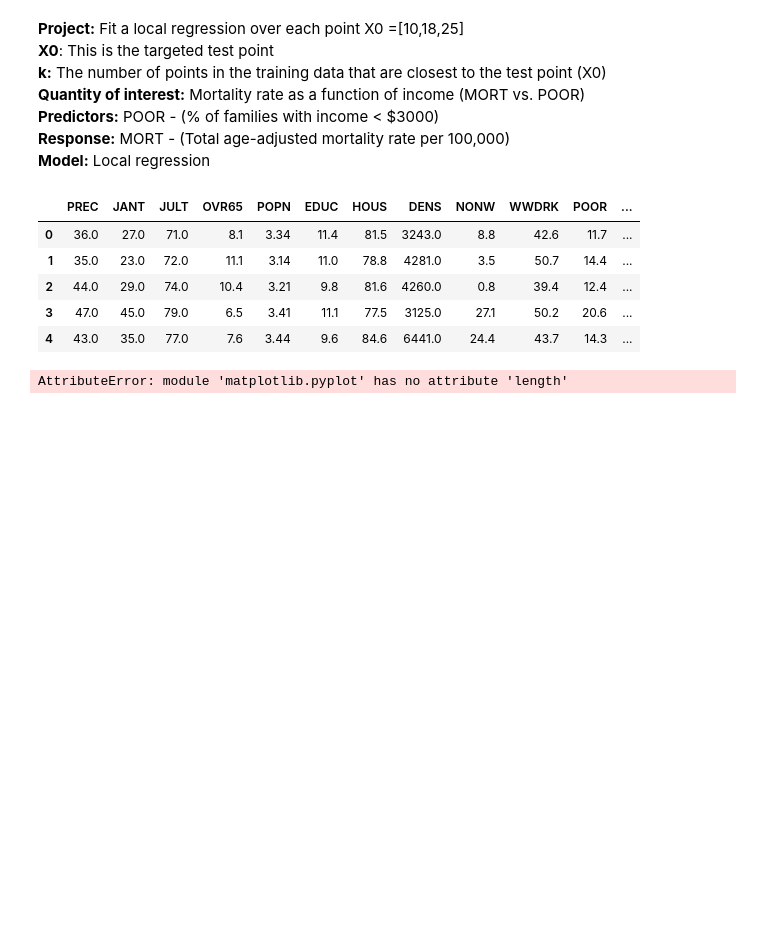
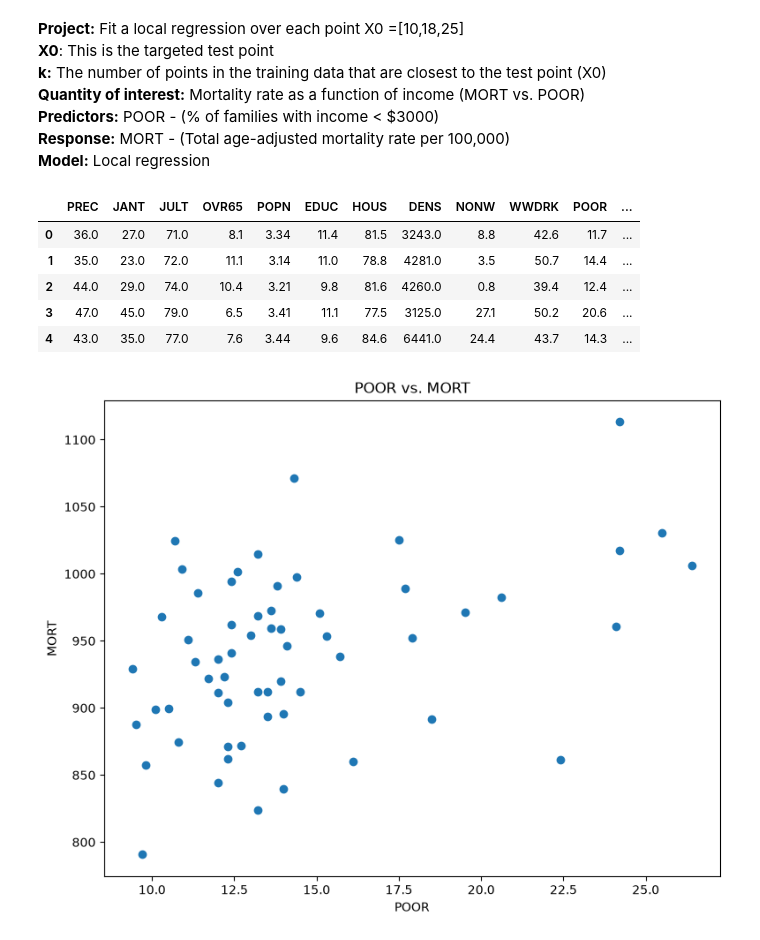
Before and after one commit to jenny-pom/BERN_02, a Jupyter notebook: Exercise_1/notebooks/exercise_1.ipynb, the cells around one changed output. Saved outputs shown, nothing was run; the diff lists cells and outputs as text; code cells hidden in the pictures; blank space fills up the shorter version.

```diff
--- a/Exercise_1/notebooks/exercise_1.ipynb
+++ b/Exercise_1/notebooks/exercise_1.ipynb
@@ -28,10 +28,15 @@ pollution_df.head()
 | 3 | 47.0 | 45.0 | 79.0 | 6.5 | 3.41 | 11.1 | 77.5 | 3125.0 | 27.1 | 50.2 | 20.6 | ... |
 | 4 | 43.0 | 35.0 | 77.0 | 7.6 | 3.44 | 9.6 | 84.6 | 6441.0 | 24.4 | 43.7 | 14.3 | ... |
 # %%
-# first plot the data without any adustments
-plt.length(8,5)
+# first plot the data without any adjustments
+plt.figure(figsize=(9,7))
+plt.title("POOR vs. MORT")
+plt.scatter(pollution_df['POOR'], pollution_df['MORT'], marker = 'o')
+plt.xlabel('POOR')
+plt.ylabel('MORT')
+plt.show()
 # %% [output]
-AttributeError: module 'matplotlib.pyplot' has no attribute 'length'
+[figure, added]
 # %%
 def local_x(x, y, x0, k):
     """
```
Also changed, not shown: parts of 3 cells of this notebook, 1 other file.
